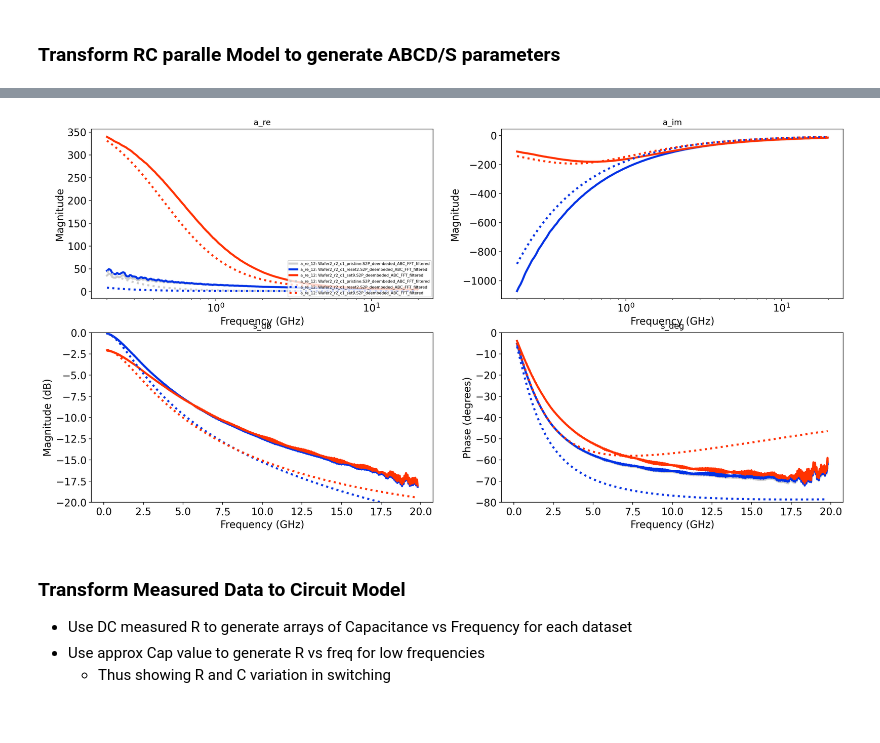
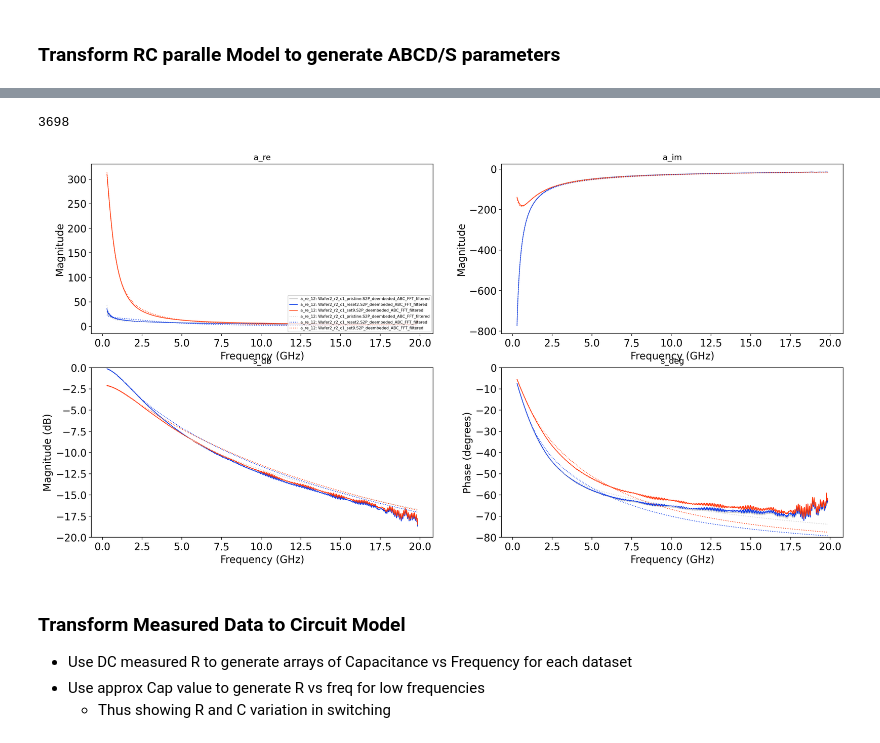
Before and after one commit to hc3413/VNA_Analysis, a Jupyter notebook: Exp_Modelling.ipynb, the cells around one changed output, grey strips where cells are left out. Cells and saved outputs as stored; diff of their text form; code cells hidden in the pictures.

```diff
--- a/Exp_Modelling.ipynb
+++ b/Exp_Modelling.ipynb
@@ -297,34 +310,38 @@ CONVERGENCE: NORM_OF_PROJECTED_GRADIENT_<=_PGTOL
 # %%
 #-------------------Plotting-------------------
-plt.rcParams['lines.linewidth'] = 3  # Change this to your desired line width
+plt.rcParams['lines.linewidth'] = 1  # Change this to your desired line width
 f = plt.figure(figsize=(20,10),dpi=200)
 gs = f.add_gridspec(2, 2)
 ax = f.add_subplot(gs[0, 0])
 ax1 = f.add_subplot(gs[0, 1])
 ax2 = f.add_subplot(gs[1, 0])
 ax3 = f.add_subplot(gs[1, 1])
 
+print(len(model_input[0][0].network.f))
+
+x_range_var = slice(1000,-15)
 # Measured data with solid line
-sub_plot(ax=ax, dev_subset=model_input, plot_type=['a_re'], log_x=True, m_port=[1], n_port=[2], deembed_data=False,
-         x_range='0.2-19.8ghz')
-sub_plot(ax=ax1, dev_subset=model_input, plot_type=['a_im'], log_x=True, m_port=[1], n_port=[2], deembed_data=False,
-          x_range='0.2-19.8ghz',p_legend=False)
+sub_plot(ax=ax, dev_subset=model_input, plot_type=['a_re'], log_x=False, m_port=[1], n_port=[2], deembed_data=False,
+         x_range= x_range_var)
+sub_plot(ax=ax1, dev_subset=model_input, plot_type=['a_im'], log_x=False, m_port=[1], n_port=[2], deembed_data=False,
+          x_range= x_range_var,p_legend=False)
 sub_plot(ax=ax2, dev_subset=model_input, plot_type=['s_db'], log_x=False, m_port=[1], n_port=[1], deembed_data=False,
-         y_range = [-60,0],x_range='0.2-19.8ghz',p_legend=False)
+         y_range = [-60,0],x_range= x_range_var,p_legend=False)
 sub_plot(ax=ax3, dev_subset=model_input, plot_type=['s_deg'], log_x=False, m_port=[1], n_port=[1], deembed_data=False,
-         y_range=[-80,0], x_range='0.2-19.8ghz',p_legend=False)
+         y_range=[-80,0], x_range= x_range_var,p_legend=False)
 
 # Modelled data with dotted line
-sub_plot(ax=ax, dev_subset=model_output, plot_type=['a_re'], log_x=True, m_port=[1], n_port=[2], deembed_data=False,
-         x_range='0.2-19.8ghz', dot_line=True)
-sub_plot(ax=ax1, dev_subset=model_output, plot_type=['a_im'], log_x=True, m_port=[1], n_port=[2], deembed_data=False,
-          x_range='0.2-19.8ghz',p_legend=False, dot_line=True)
+sub_plot(ax=ax, dev_subset=model_output, plot_type=['a_re'], log_x=False, m_port=[1], n_port=[2], deembed_data=False,
+         x_range= x_range_var , dot_line=True)
+sub_plot(ax=ax1, dev_subset=model_output, plot_type=['a_im'], log_x=False, m_port=[1], n_port=[2], deembed_data=False,
+          x_range= x_range_var,p_legend=False, dot_line=True)
 sub_plot(ax=ax2, dev_subset=model_output, plot_type=['s_db'], log_x=False, m_port=[1], n_port=[1], deembed_data=False,
-         y_range = [-20,0],x_range='0.2-19.8ghz',p_legend=False, dot_line=True)
+         y_range = [-20,0],x_range= x_range_var,p_legend=False, dot_line=True)
 sub_plot(ax=ax3, dev_subset=model_output, plot_type=['s_deg'], log_x=False, m_port=[1], n_port=[1], deembed_data=False,
-         y_range=[-80,0], x_range='0.2-19.8ghz',p_legend=False, dot_line=True)
+         y_range=[-80,0], x_range= x_range_var,p_legend=False, dot_line=True)
 # %% [output]
+3698
-[figure, old version]
+[figure, new version]
 # %% [markdown]
 ### Transform Measured Data to Circuit Model
 - Use DC measured R to generate arrays of Capacitance vs Frequency for each dataset
```
Also changed, not shown: parts of 1 cell of this notebook.
